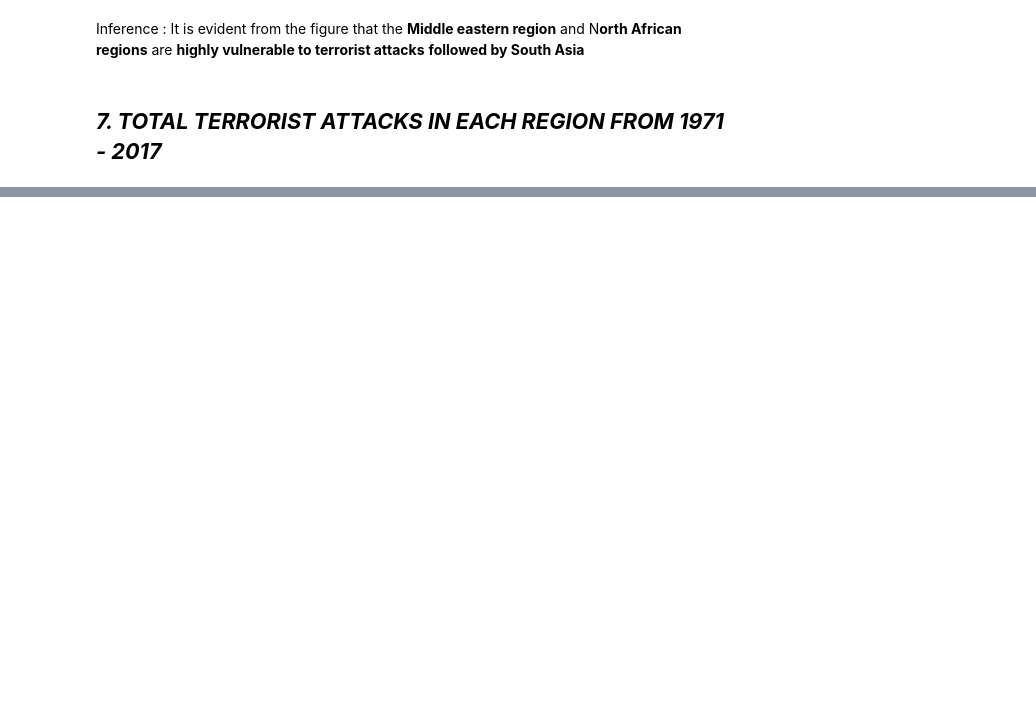
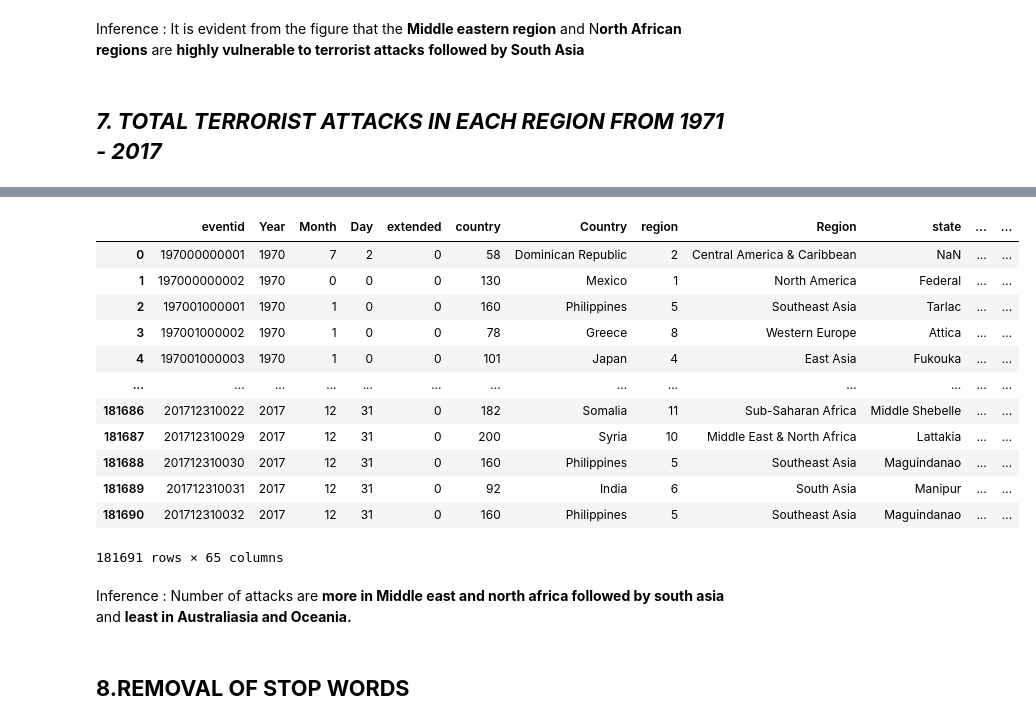
Before and after one commit to Mohit03singh/Global-Terrorism-Database-Analysis-EDA, a Jupyter notebook: GLOBAL_TERRIORST_PROJECT.ipynb, the cells around one changed output, grey strips where cells are left out. Drawn from its saved outputs; the diff is of its cells as text; code cells hidden in the pictures; blank space fills up the shorter version.

```diff
--- a/GLOBAL_TERRIORST_PROJECT.ipynb
+++ b/GLOBAL_TERRIORST_PROJECT.ipynb
@@ -434,0 +472,20 @@ act = TOT["Total"].sort_values(ascending = False)
+# %%
+Global_Terrorism_data
+# %% [output]
+|  | eventid | Year | Month | Day | extended | country | Country | region | Region | state | ... | ... |
+| 0 | 197000000001 | 1970 | 7 | 2 | 0 | 58 | Dominican Republic | 2 | Central America & Caribbean | NaN | ... | ... |
+| 1 | 197000000002 | 1970 | 0 | 0 | 0 | 130 | Mexico | 1 | North America | Federal | ... | ... |
+| 2 | 197001000001 | 1970 | 1 | 0 | 0 | 160 | Philippines | 5 | Southeast Asia | Tarlac | ... | ... |
+| 3 | 197001000002 | 1970 | 1 | 0 | 0 | 78 | Greece | 8 | Western Europe | Attica | ... | ... |
+| 4 | 197001000003 | 1970 | 1 | 0 | 0 | 101 | Japan | 4 | East Asia | Fukouka | ... | ... |
+| ... | ... | ... | ... | ... | ... | ... | ... | ... | ... | ... | ... | ... |
+| 181686 | 201712310022 | 2017 | 12 | 31 | 0 | 182 | Somalia | 11 | Sub-Saharan Africa | Middle Shebelle | ... | ... |
+| 181687 | 201712310029 | 2017 | 12 | 31 | 0 | 200 | Syria | 10 | Middle East & North Africa | Lattakia | ... | ... |
+| 181688 | 201712310030 | 2017 | 12 | 31 | 0 | 160 | Philippines | 5 | Southeast Asia | Maguindanao | ... | ... |
+| 181689 | 201712310031 | 2017 | 12 | 31 | 0 | 92 | India | 6 | South Asia | Manipur | ... | ... |
+| 181690 | 201712310032 | 2017 | 12 | 31 | 0 | 160 | Philippines | 5 | Southeast Asia | Maguindanao | ... | ... |
+181691 rows × 65 columns
+# %% [markdown]
+Inference : Number of attacks are **more in Middle east and north africa followed by south asia** and **least in Australiasia and Oceania.**
+# %% [markdown]
+## **8.REMOVAL OF STOP WORDS**
```
Also changed, not shown: parts of 38 cells of this notebook.
